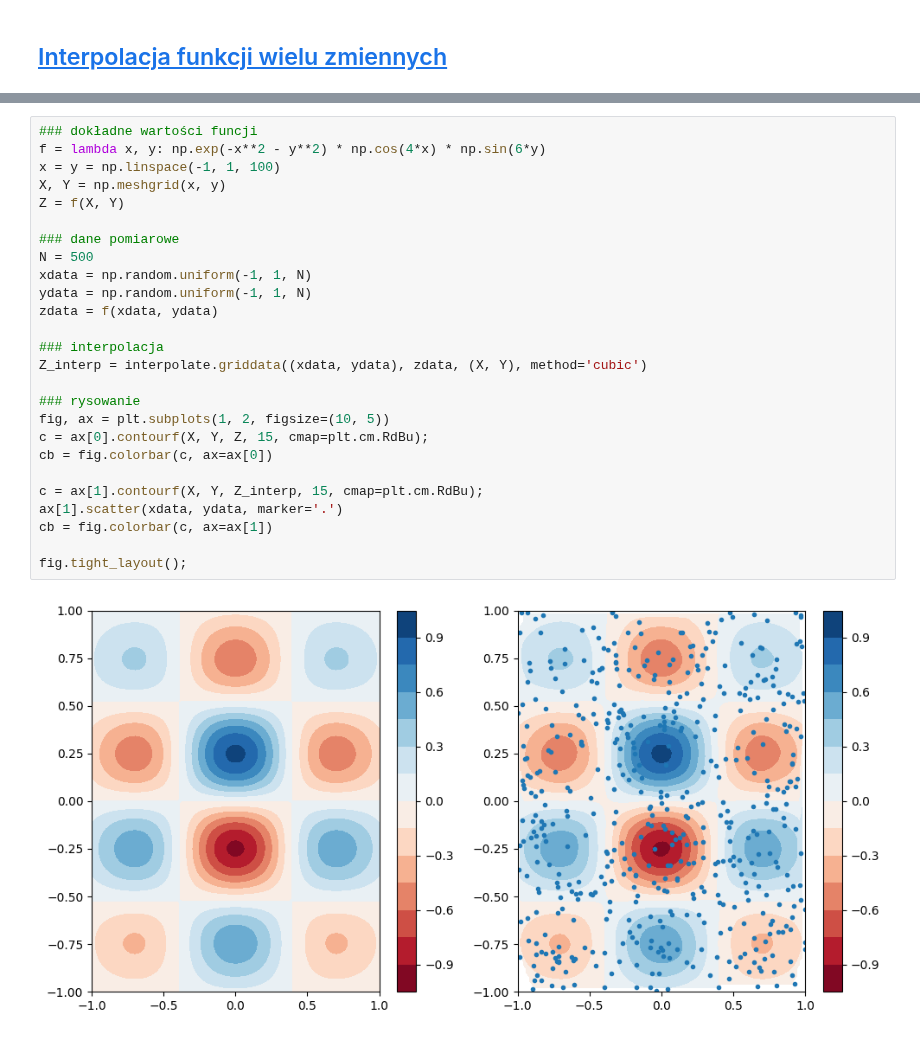
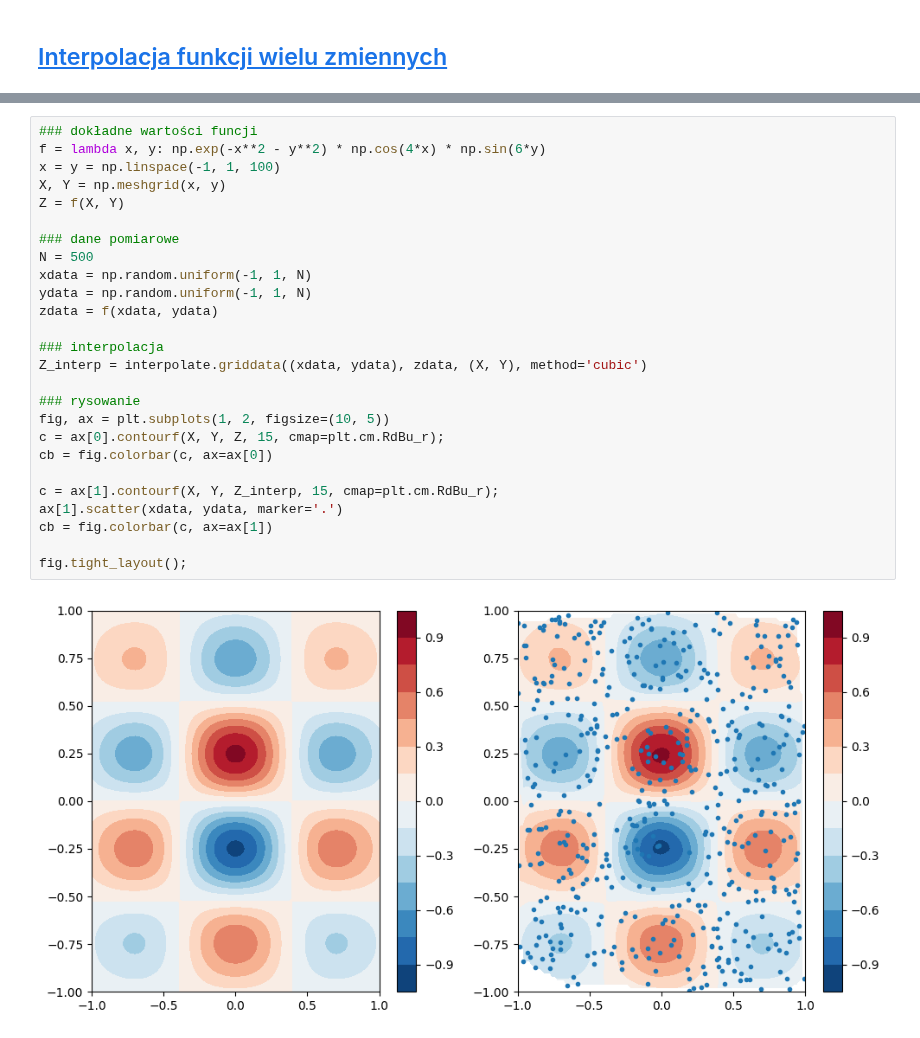
Before and after one commit to antonimarczuk123/Numerical-Python, a Jupyter notebook: Mathematical Python/src-jupyter/r07 - InterpolationAndAproximation.ipynb, the cells around one changed output, grey strips where cells are left out. Cells and saved outputs as stored; diff of their text form.

```diff
--- a/Mathematical Python/src-jupyter/r07 - InterpolationAndAproximation.ipynb
+++ b/Mathematical Python/src-jupyter/r07 - InterpolationAndAproximation.ipynb
@@ -261,28 +215,28 @@ fig.tight_layout();
 # %%
 ### dokładne wartości funcji
 f = lambda x, y: np.exp(-x**2 - y**2) * np.cos(4*x) * np.sin(6*y)
 x = y = np.linspace(-1, 1, 100)
 X, Y = np.meshgrid(x, y)
 Z = f(X, Y)
 
 ### dane pomiarowe
 N = 500
 xdata = np.random.uniform(-1, 1, N)
 ydata = np.random.uniform(-1, 1, N)
 zdata = f(xdata, ydata)
 
 ### interpolacja
 Z_interp = interpolate.griddata((xdata, ydata), zdata, (X, Y), method='cubic')
 
 ### rysowanie
 fig, ax = plt.subplots(1, 2, figsize=(10, 5))
-c = ax[0].contourf(X, Y, Z, 15, cmap=plt.cm.RdBu);
+c = ax[0].contourf(X, Y, Z, 15, cmap=plt.cm.RdBu_r);
 cb = fig.colorbar(c, ax=ax[0])
 
-c = ax[1].contourf(X, Y, Z_interp, 15, cmap=plt.cm.RdBu);
+c = ax[1].contourf(X, Y, Z_interp, 15, cmap=plt.cm.RdBu_r);
 ax[1].scatter(xdata, ydata, marker='.')
 cb = fig.colorbar(c, ax=ax[1])
 
 fig.tight_layout();
 # %% [output]
-[figure, old version]
+[figure, new version]
```
Also changed, not shown: parts of 7 cells of this notebook, 2 other files.
